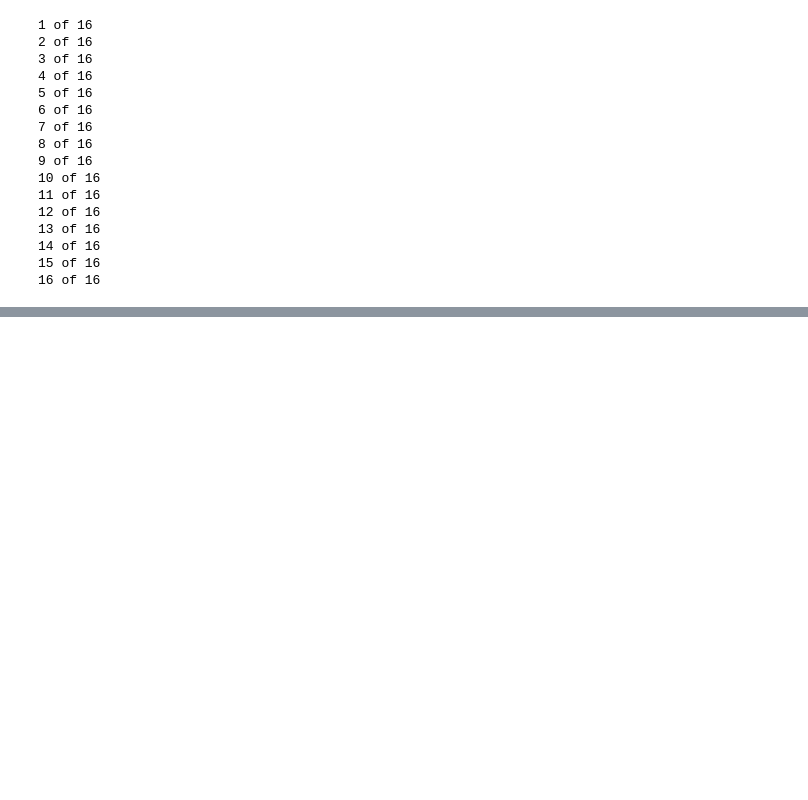
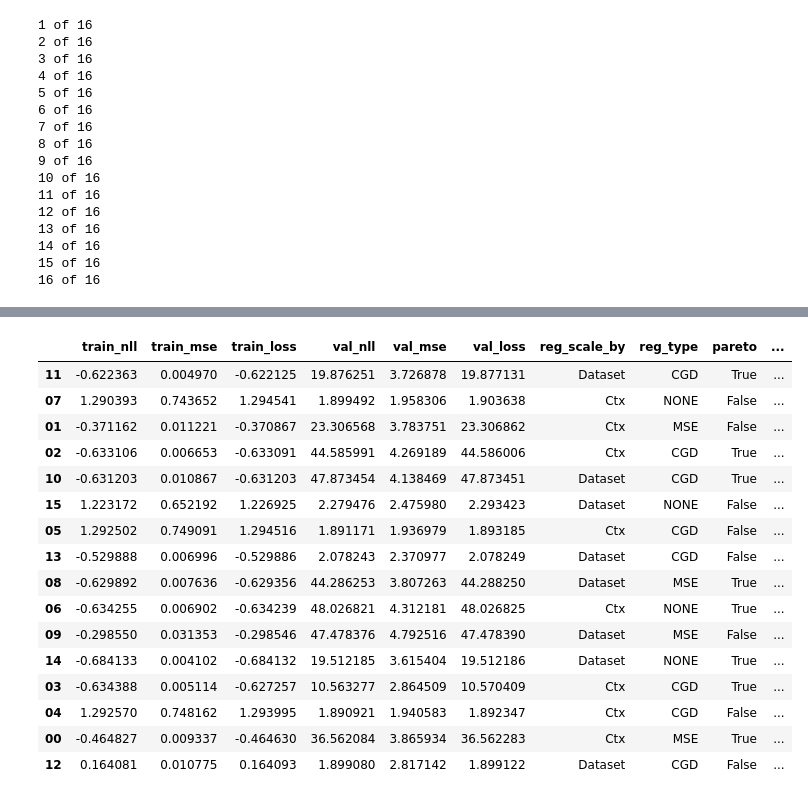
Before and after one commit to Detriatis/context-guided-diffusion, a Jupyter notebook: swiss_roll/data/data_exploration.ipynb, the cells around one changed output, grey strips where cells are left out. Cells and saved outputs as stored; diff of their text form; code cells hidden in the pictures; blank space fills up the shorter version.

Commit message:
results

```diff
--- a/swiss_roll/data/data_exploration.ipynb
+++ b/swiss_roll/data/data_exploration.ipynb
@@ -268,6 +314,14 @@ for key, value in run_results.items():
 14 of 16
 15 of 16
 16 of 16
+# %%
+for key, value in run_results.items():
+    if 'best' in value.keys():
+        model = value['best']['model']
+    elif 'pareto_best' in value.keys():
+        model = value['pareto_best']['model']
+
+    save_model(model, figuredir / f'model_{key}.pth')
 # %%
 for key, value in run_results.items():
     run_id = key
@@ -306,0 +408,47 @@ for key, value in run_results.items():
+# %%
+# Regularisation Type # Top 3 Models by NLL validation set # Top 3 models by NLL Train Set # Top 3 Models by Loss Value
+
+run_archive = {}
+def select_best(value):
+    return value.get('pareto_best') or value.get('best')
+
+run_archive = {
+    key: {
+        'train_nll': best['metrics'].train.nll,
+        'train_mse': best['metrics'].train.mse,
+        'train_loss': float(best['metrics'].train.loss),
+        'val_nll': best['metrics'].val.nll,
+        'val_mse': best['metrics'].val.mse,
+        'val_loss': float(best['metrics'].val.loss),
+
+        'reg_scale_by': "".join(best['cfg'].cfg.cgd.reg_scale_by.split("_")[0]).capitalize(),
+        'reg_type': best['cfg'].cfg.run.reg_type.upper(),
+        'pareto': best['cfg'].pareto,
+        'update_embeds': best['cfg'].cfg.run.update_embeds
+    }
+    for key, value in run_results.items()
+    if (best := select_best(value)) is not None
+}
+
+df = pd.DataFrame.from_dict(run_archive, orient='index')
+# %%
+
+df
+# %% [output]
+|  | train_nll | train_mse | train_loss | val_nll | val_mse | val_loss | reg_scale_by | reg_type | pareto | ... |
+| 11 | -0.622363 | 0.004970 | -0.622125 | 19.876251 | 3.726878 | 19.877131 | Dataset | CGD | True | ... |
+| 07 | 1.290393 | 0.743652 | 1.294541 | 1.899492 | 1.958306 | 1.903638 | Ctx | NONE | False | ... |
+| 01 | -0.371162 | 0.011221 | -0.370867 | 23.306568 | 3.783751 | 23.306862 | Ctx | MSE | False | ... |
+| 02 | -0.633106 | 0.006653 | -0.633091 | 44.585991 | 4.269189 | 44.586006 | Ctx | CGD | True | ... |
+| 10 | -0.631203 | 0.010867 | -0.631203 | 47.873454 | 4.138469 | 47.873451 | Dataset | CGD | True | ... |
+| 15 | 1.223172 | 0.652192 | 1.226925 | 2.279476 | 2.475980 | 2.293423 | Dataset | NONE | False | ... |
+| 05 | 1.292502 | 0.749091 | 1.294516 | 1.891171 | 1.936979 | 1.893185 | Ctx | CGD | False | ... |
+| 13 | -0.529888 | 0.006996 | -0.529886 | 2.078243 | 2.370977 | 2.078249 | Dataset | CGD | False | ... |
+| 08 | -0.629892 | 0.007636 | -0.629356 | 44.286253 | 3.807263 | 44.288250 | Dataset | MSE | True | ... |
+| 06 | -0.634255 | 0.006902 | -0.634239 | 48.026821 | 4.312181 | 48.026825 | Ctx | NONE | True | ... |
+| 09 | -0.298550 | 0.031353 | -0.298546 | 47.478376 | 4.792516 | 47.478390 | Dataset | MSE | False | ... |
+| 14 | -0.684133 | 0.004102 | -0.684132 | 19.512185 | 3.615404 | 19.512186 | Dataset | NONE | True | ... |
+| 03 | -0.634388 | 0.005114 | -0.627257 | 10.563277 | 2.864509 | 10.570409 | Ctx | CGD | True | ... |
+| 04 | 1.292570 | 0.748162 | 1.293995 | 1.890921 | 1.940583 | 1.892347 | Ctx | CGD | False | ... |
+| 00 | -0.464827 | 0.009337 | -0.464630 | 36.562084 | 3.865934 | 36.562283 | Ctx | MSE | True | ... |
+| 12 | 0.164081 | 0.010775 | 0.164093 | 1.899080 | 2.817142 | 1.899122 | Dataset | CGD | False | ... |
```
Also changed, not shown: parts of 11 cells of this notebook, 1 other file.
